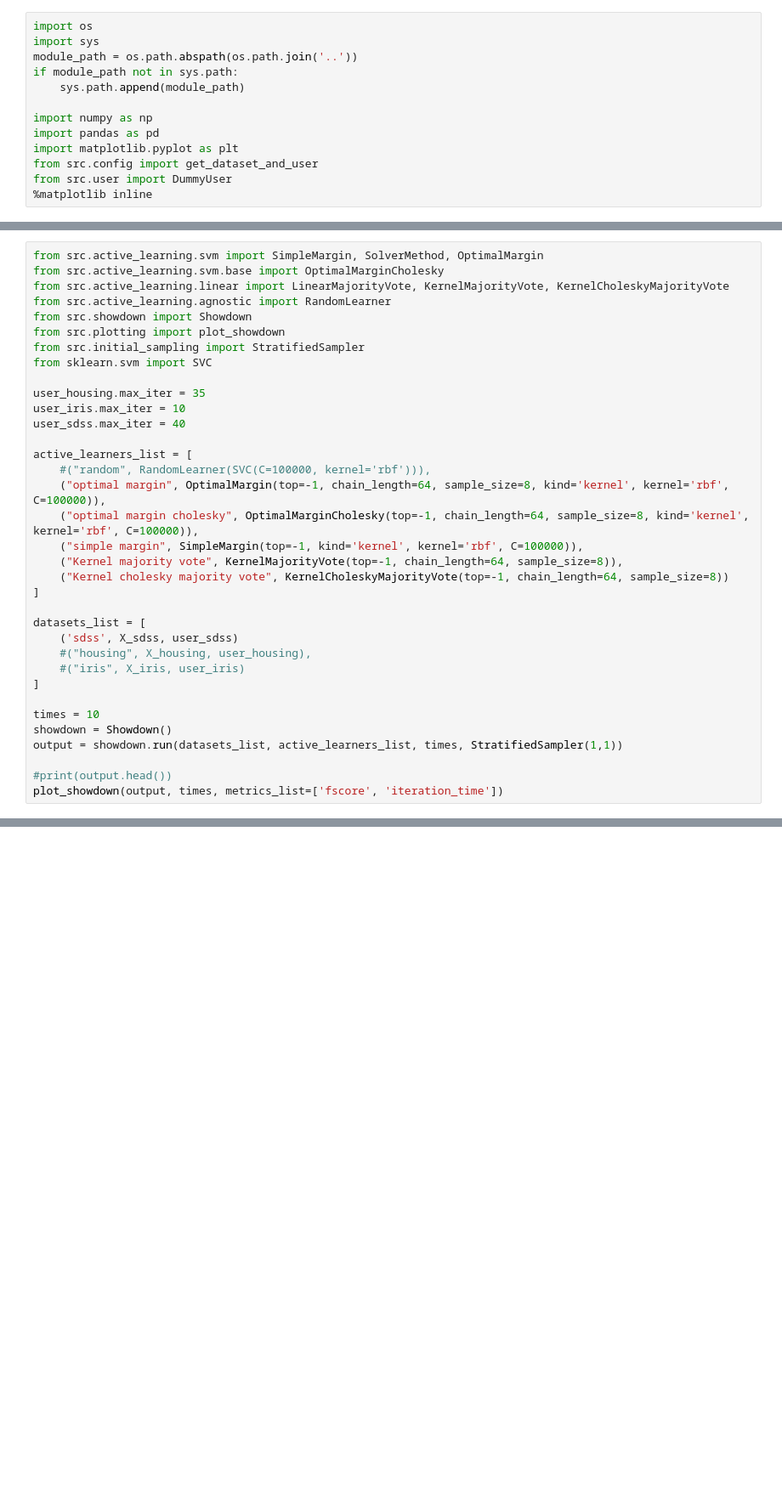
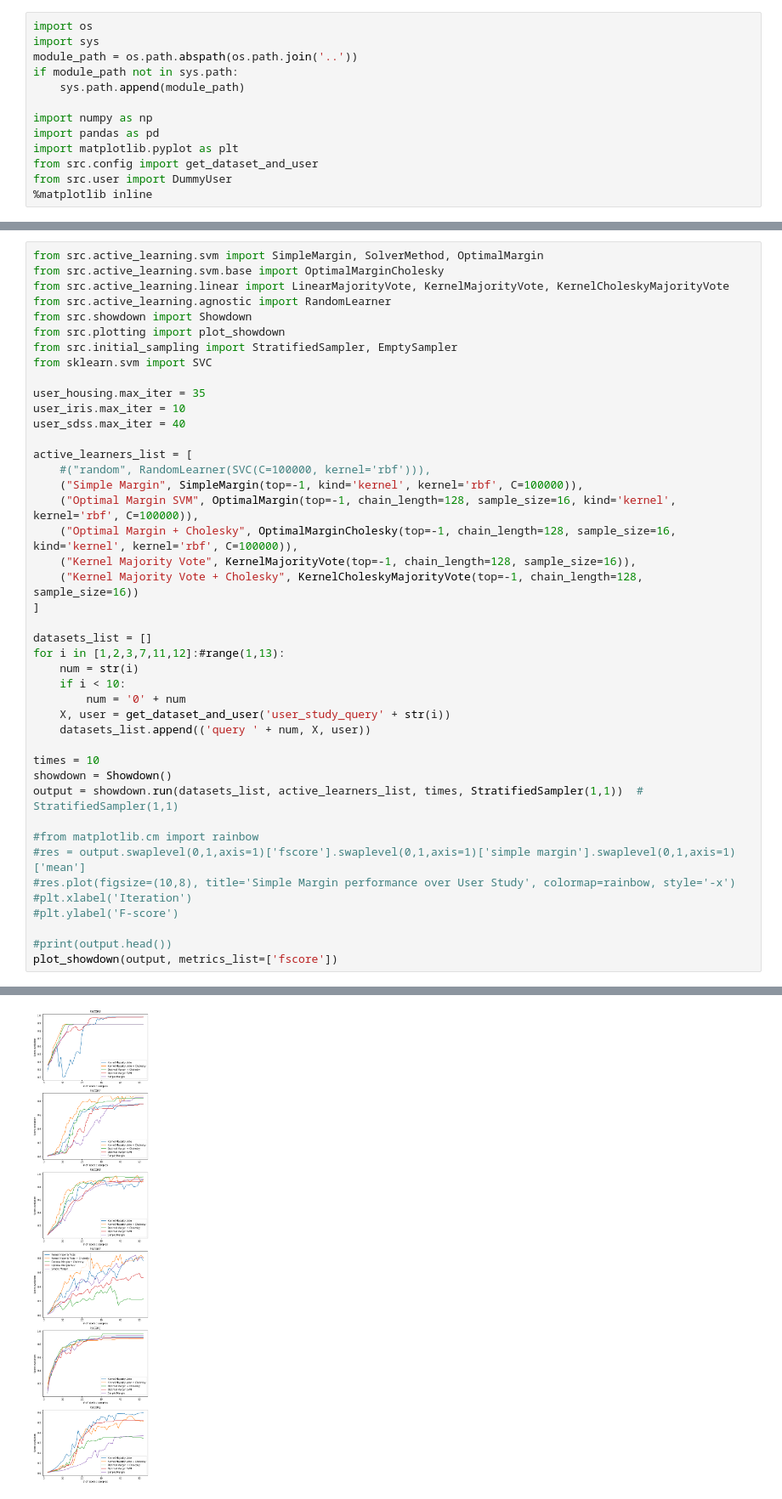
Before and after one commit to AIDEmeProject/PythonMiddleware, a Jupyter notebook: notebooks/svm test.ipynb, the cells around one changed output, grey strips where cells are left out. Shown at 85% size. Saved outputs shown, nothing was run; the diff lists cells and outputs as text; blank space fills up the shorter version.

```diff
--- a/notebooks/svm test.ipynb
+++ b/notebooks/svm test.ipynb
@@ -31,7 +29,7 @@ from src.active_learning.linear import LinearMajorityVote, KernelMajorityVote, K
 from src.active_learning.agnostic import RandomLearner
 from src.showdown import Showdown
 from src.plotting import plot_showdown
-from src.initial_sampling import StratifiedSampler
+from src.initial_sampling import StratifiedSampler, EmptySampler
 from sklearn.svm import SVC
 
 user_housing.max_iter = 35
@@ -40,23 +38,31 @@ user_sdss.max_iter = 40
 
 active_learners_list = [
     #("random", RandomLearner(SVC(C=100000, kernel='rbf'))),
-    ("optimal margin", OptimalMargin(top=-1, chain_length=64, sample_size=8, kind='kernel', kernel='rbf', C=100000)),
-    ("optimal margin cholesky", OptimalMarginCholesky(top=-1, chain_length=64, sample_size=8, kind='kernel', kernel='rbf', C=100000)),
-    ("simple margin", SimpleMargin(top=-1, kind='kernel', kernel='rbf', C=100000)),
-    ("Kernel majority vote", KernelMajorityVote(top=-1, chain_length=64, sample_size=8)),
-    ("Kernel cholesky majority vote", KernelCholeskyMajorityVote(top=-1, chain_length=64, sample_size=8))
+    ("Simple Margin", SimpleMargin(top=-1, kind='kernel', kernel='rbf', C=100000)),
+    ("Optimal Margin SVM", OptimalMargin(top=-1, chain_length=128, sample_size=16, kind='kernel', kernel='rbf', C=100000)),
+    ("Optimal Margin + Cholesky", OptimalMarginCholesky(top=-1, chain_length=128, sample_size=16, kind='kernel', kernel='rbf', C=100000)),
+    ("Kernel Majority Vote", KernelMajorityVote(top=-1, chain_length=128, sample_size=16)),
+    ("Kernel Majority Vote + Cholesky", KernelCholeskyMajorityVote(top=-1, chain_length=128, sample_size=16))
 ]
 
-datasets_list = [
-    ('sdss', X_sdss, user_sdss)
-    #("housing", X_housing, user_housing),
-    #("iris", X_iris, user_iris)
-]
+datasets_list = []
+for i in [1,2,3,7,11,12]:#range(1,13):
+    num = str(i)
+    if i < 10:
+        num = '0' + num
+    X, user = get_dataset_and_user('user_study_query' + str(i))
+    datasets_list.append(('query ' + num, X, user))
 
 times = 10
 showdown = Showdown()
-output = showdown.run(datasets_list, active_learners_list, times, StratifiedSampler(1,1))
+output = showdown.run(datasets_list, active_learners_list, times, StratifiedSampler(1,1))  # StratifiedSampler(1,1)
+
+#from matplotlib.cm import rainbow
+#res = output.swaplevel(0,1,axis=1)['fscore'].swaplevel(0,1,axis=1)['simple margin'].swaplevel(0,1,axis=1)['mean']
+#res.plot(figsize=(10,8), title='Simple Margin performance over User Study', colormap=rainbow, style='-x')
+#plt.xlabel('Iteration')
+#plt.ylabel('F-score')
 
 #print(output.head())
-plot_showdown(output, times, metrics_list=['fscore', 'iteration_time'])
+plot_showdown(output, metrics_list=['fscore'])
 # %% [output]
@@ -64 +69,2 @@ ValueError: a must be greater than 0
+[figure, added]
 # %%
```
Also changed, not shown: parts of 5 cells of this notebook, 47 other files.
